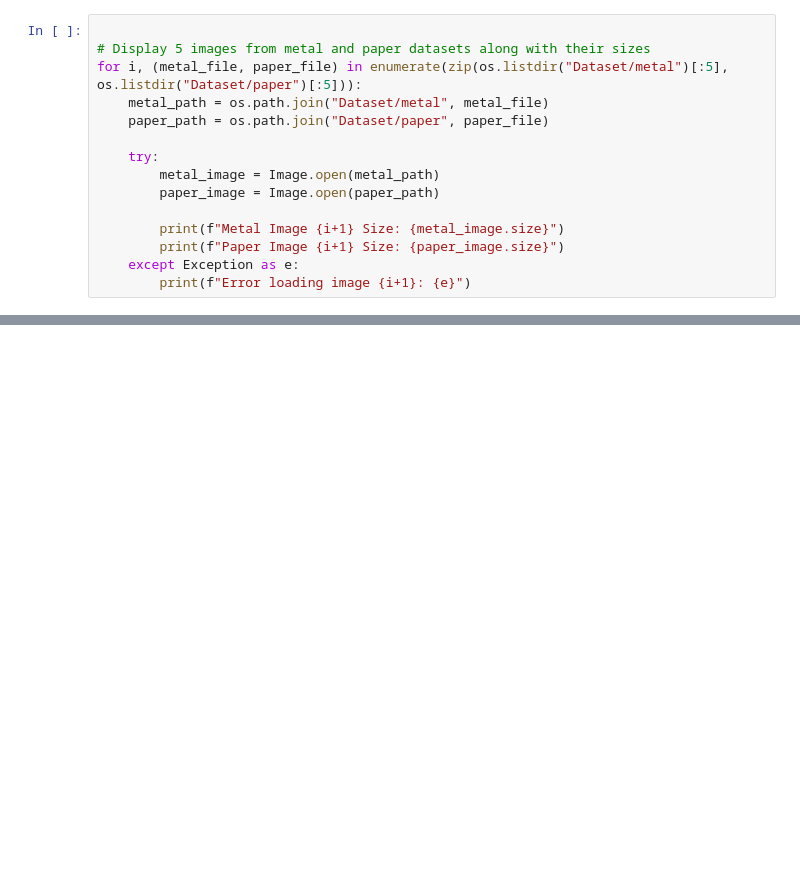
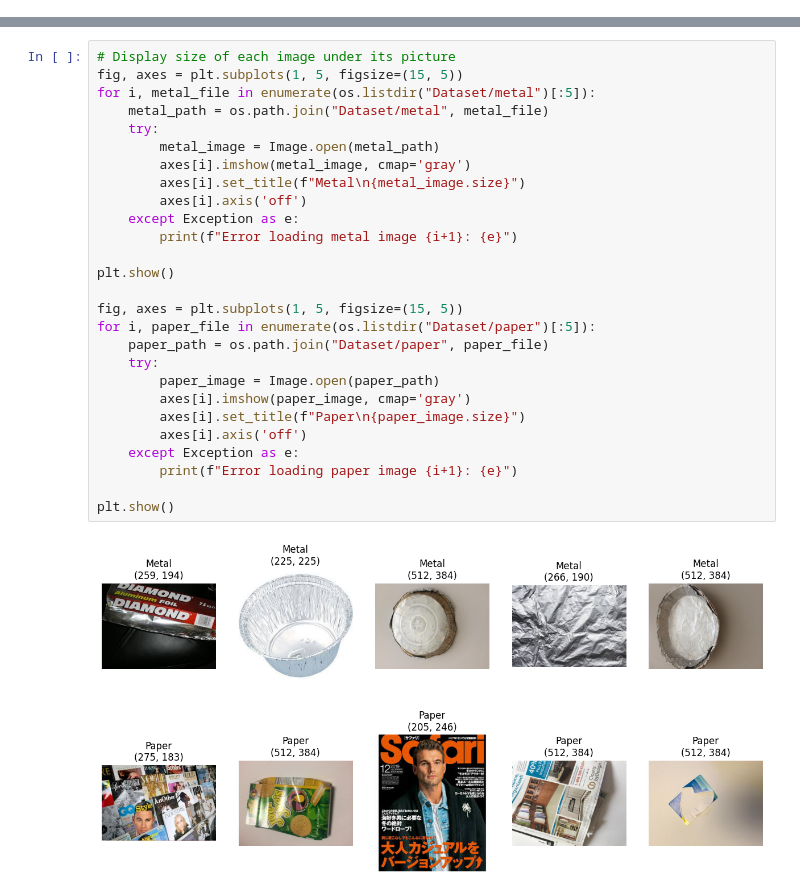
Before and after one commit to YUHESHWAR/Real-Time-Waste-classification, a Jupyter notebook: hw2.ipynb, the cells around one changed output, grey strips where cells are left out. Drawn from its saved outputs; the diff is of its cells as text; blank space fills up the shorter version.

```diff
--- a/hw2.ipynb
+++ b/hw2.ipynb
@@ -16,15 +0,0 @@ import matplotlib.pyplot as plt
-# %%
-
-# Display 5 images from metal and paper datasets along with their sizes
-for i, (metal_file, paper_file) in enumerate(zip(os.listdir("Dataset/metal")[:5], os.listdir("Dataset/paper")[:5])):
-    metal_path = os.path.join("Dataset/metal", metal_file)
-    paper_path = os.path.join("Dataset/paper", paper_file)
-
-    try:
-        metal_image = Image.open(metal_path)
-        paper_image = Image.open(paper_path)
-
-        print(f"Metal Image {i+1} Size: {metal_image.size}")
-        print(f"Paper Image {i+1} Size: {paper_image.size}")
-    except Exception as e:
-        print(f"Error loading image {i+1}: {e}")
@@ -139,0 +21,30 @@ NN (2 Hidden Layers) Prediction: Paper
+# %%
+# Display size of each image under its picture
+fig, axes = plt.subplots(1, 5, figsize=(15, 5))
+for i, metal_file in enumerate(os.listdir("Dataset/metal")[:5]):
+    metal_path = os.path.join("Dataset/metal", metal_file)
+    try:
+        metal_image = Image.open(metal_path)
+        axes[i].imshow(metal_image, cmap='gray')
+        axes[i].set_title(f"Metal\n{metal_image.size}")
+        axes[i].axis('off')
+    except Exception as e:
+        print(f"Error loading metal image {i+1}: {e}")
+
+plt.show()
+
+fig, axes = plt.subplots(1, 5, figsize=(15, 5))
+for i, paper_file in enumerate(os.listdir("Dataset/paper")[:5]):
+    paper_path = os.path.join("Dataset/paper", paper_file)
+    try:
+        paper_image = Image.open(paper_path)
+        axes[i].imshow(paper_image, cmap='gray')
+        axes[i].set_title(f"Paper\n{paper_image.size}")
+        axes[i].axis('off')
+    except Exception as e:
+        print(f"Error loading paper image {i+1}: {e}")
+
+plt.show()
+# %% [output]
+[figure, added]
+[figure, added]
```
Also changed, not shown: parts of 36 cells of this notebook, 1 other file.
